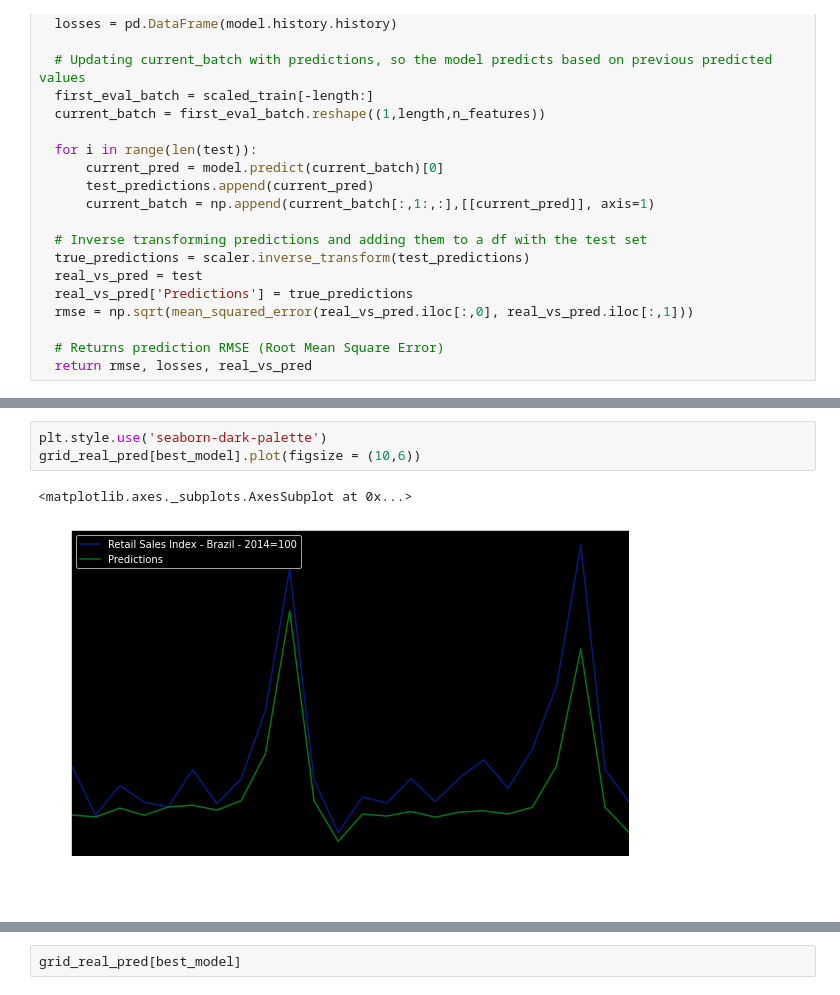
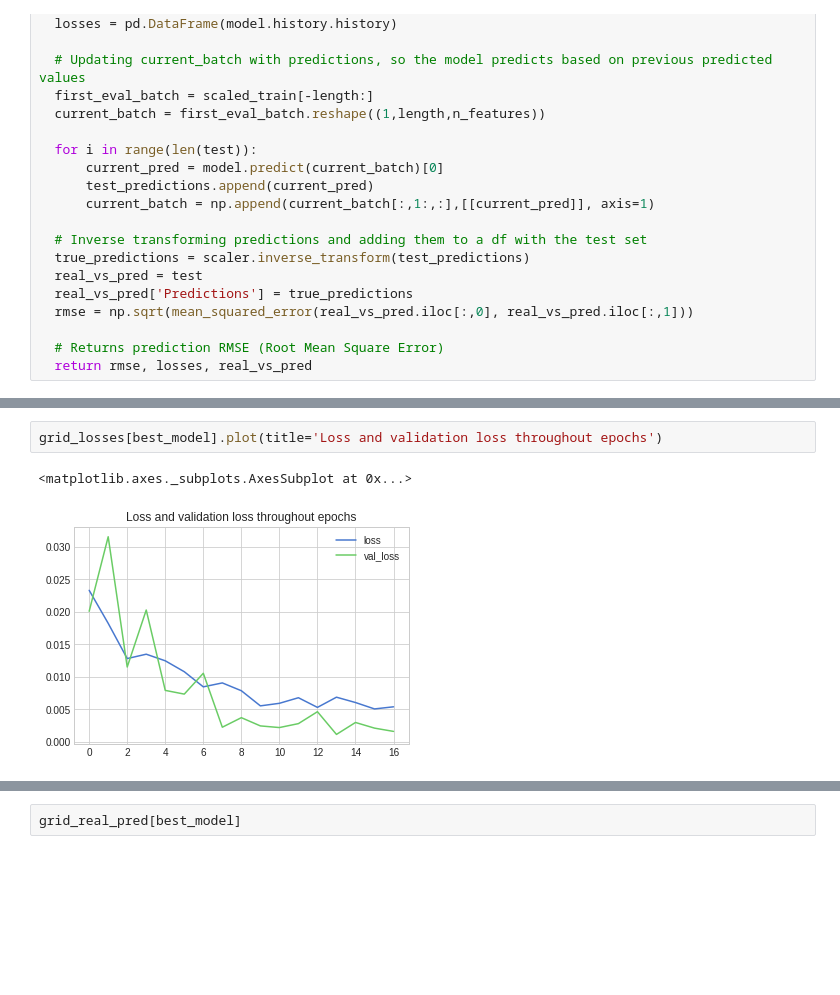
Before and after one commit to rodrigobercini/lstm-varejo-brasil, a Jupyter notebook: LSTM_Retail.ipynb, the cells around one changed output, grey strips where cells are left out. Drawn from its saved outputs; the diff is of its cells as text; blank space fills up the shorter version.

```diff
--- a/LSTM_Retail.ipynb
+++ b/LSTM_Retail.ipynb
@@ -197,6 +204,5 @@ grid_losses[best_model].plot()
-# %%
-plt.style.use('seaborn-dark-palette')
-grid_real_pred[best_model].plot(figsize = (10,6))
-# %% [output]
-<matplotlib.axes._subplots.AxesSubplot at 0x...>
-[figure, removed]
+# %%
+grid_losses[best_model].plot(title='Loss and validation loss throughout epochs')
+# %% [output]
+<matplotlib.axes._subplots.AxesSubplot at 0x...>
+[figure, added]
```
Also changed, not shown: parts of 10 cells of this notebook, 4 other files.
